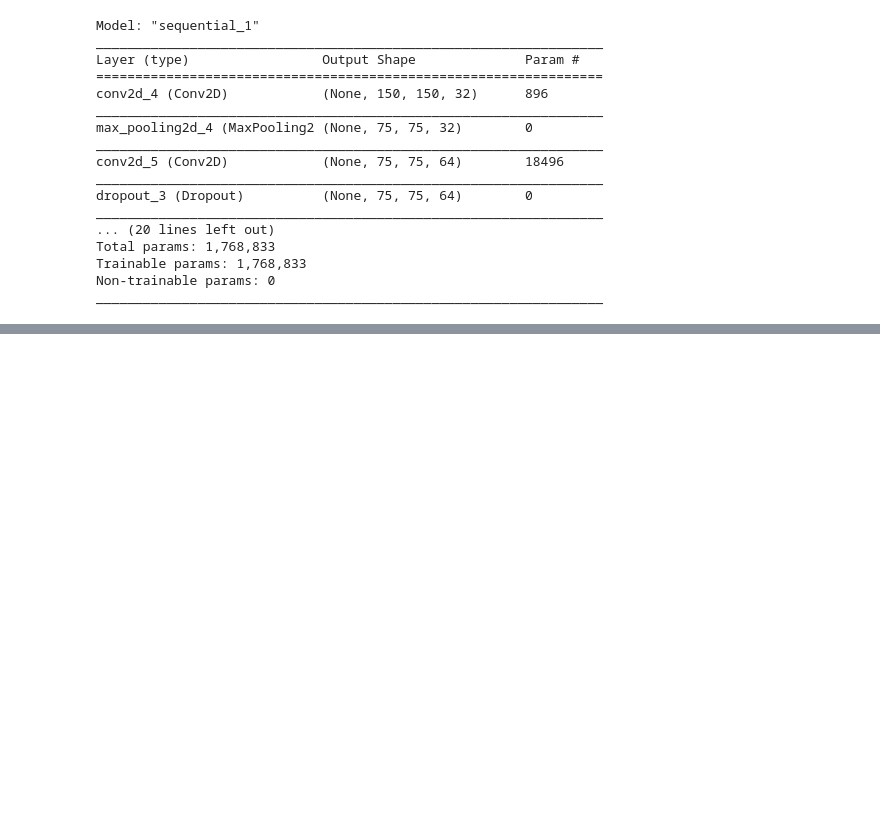
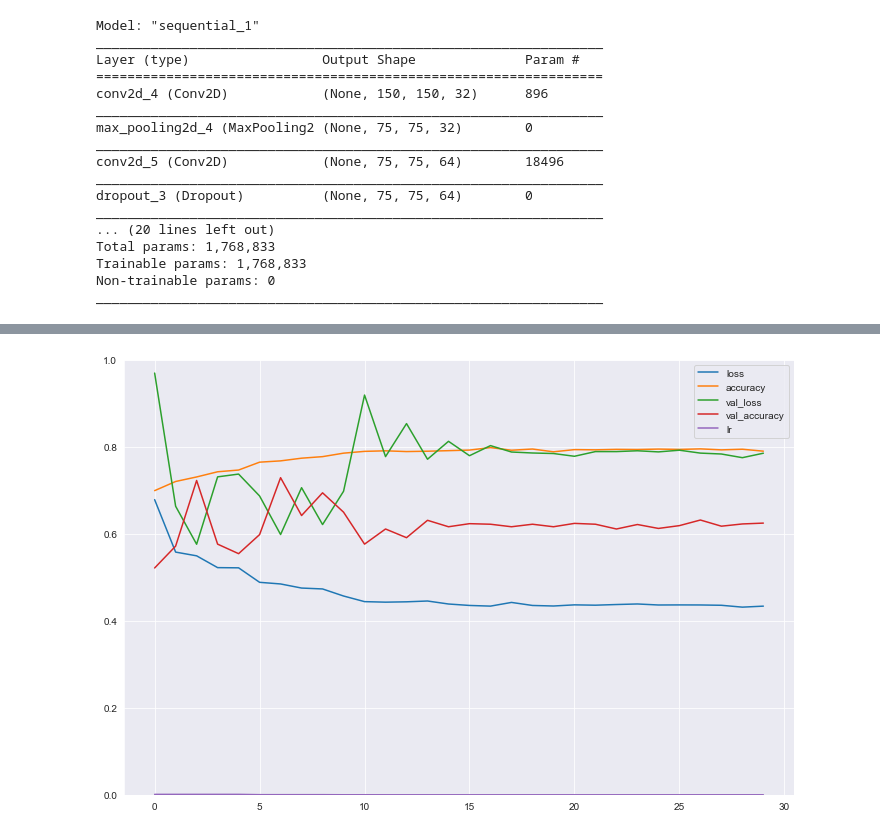
Before and after one commit to ptanner925/wildfire_capstone, a Jupyter notebook: Notebooks/Final_Notebook.ipynb, the cells around one changed output, grey strips where cells are left out. Saved outputs shown, nothing was run; the diff lists cells and outputs as text; code cells hidden in the pictures; blank space fills up the shorter version.

```diff
--- a/Notebooks/Final_Notebook.ipynb
+++ b/Notebooks/Final_Notebook.ipynb
@@ -463,0 +552,25 @@ history = model.fit(x_train, y_train, batch_size = 100, epochs= 50, verbose = 1,
+# %%
+# With data augmentation to prevent overfitting and handling the imbalance in dataset
+
+datagen = ImageDataGenerator(
+        featurewise_center=False,  # set input mean to 0 over the dataset
+        samplewise_center=False,  # set each sample mean to 0
+        featurewise_std_normalization=False,  # divide inputs by std of the dataset
+        samplewise_std_normalization=False,  # divide each input by its std
+        zca_whitening=False,  # apply ZCA whitening
+        rotation_range = 30,  # randomly rotate images in the range (degrees, 0 to 180)
+        zoom_range = 0.2, # Randomly zoom image
+        width_shift_range=0.1,  # randomly shift images horizontally (fraction of total width)
+        height_shift_range=0.1,  # randomly shift images vertically (fraction of total height)
+        horizontal_flip = True,  # randomly flip images
+        vertical_flip=False)  # randomly flip images
+
+
+datagen.fit(x_train)
+# %%
+learning_rate_reduction = ReduceLROnPlateau(monitor='val_accuracy', patience = 2, verbose=1,factor=0.3, min_lr=0.000001)
+# %%
+history_3 = model_3.fit(datagen.flow(x_train,y_train, batch_size = 50),
+                        epochs = 30 ,
+                        validation_data = datagen.flow(x_val, y_val),
+                        callbacks = [learning_rate_reduction])
@@ -463,0 +604,4 @@ history = model.fit(x_train, y_train, batch_size = 100, epochs= 50, verbose = 1,
+# %%
+model_eval(history_3)
+# %% [output]
+[figure, added]
```
Also changed, not shown: parts of 34 cells of this notebook.
